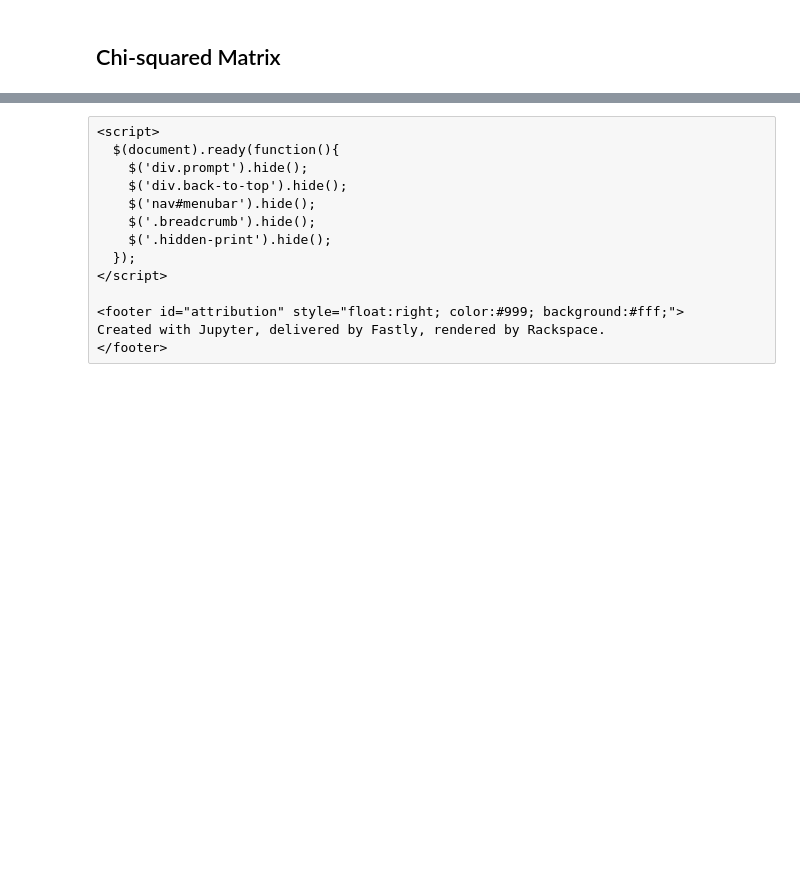
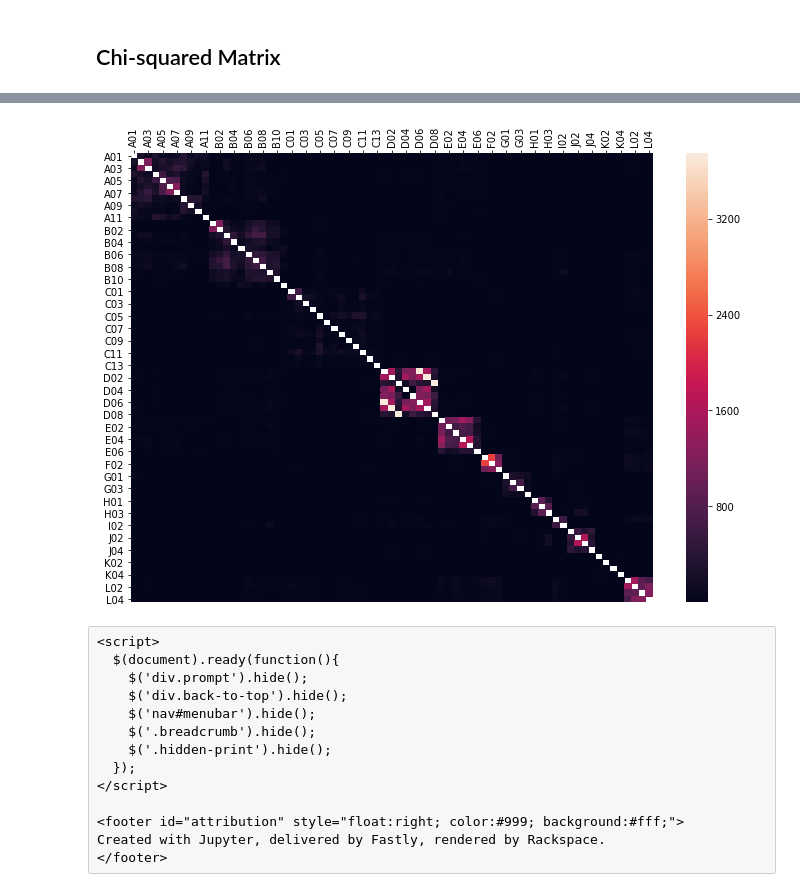
Before and after one commit to iandinwoodie/pdbs-study-1, a Jupyter notebook: notebooks/1.0-ird-pdbs-analysis-notebook.ipynb, the cells around one changed output, grey strips where cells are left out. Drawn from its saved outputs; the diff is of its cells as text; code cells hidden in the pictures; blank space fills up the shorter version.

Commit message:
Added complete chi2 matrix

```diff
--- a/notebooks/1.0-ird-pdbs-analysis-notebook.ipynb
+++ b/notebooks/1.0-ird-pdbs-analysis-notebook.ipynb
@@ -735,10 +738,10 @@ py.iplot(fig)
 ### Rolling in Repulsive Materials
 # %%
 # Create the necessary dataframe.
-query = ('SELECT question_reason_for_part_3, q10_main_1, q10_main_2, q10_main_3 '
+query = ('SELECT question_reason_for_part_3, q12_main_1, q12_main_2, q12_main_3, q12_main_4 '
          'FROM users JOIN dogs USING(record_id)')
 df = pd.read_sql_query(query, con)
-df.columns = ['suspicion', 'urine', 'feces', 'dead stuff']
+df.columns = ['suspicion', 'urine', 'feces', 'dead stuff', 'garbage']
 
 # Remove biased results and discard suspicion column.
 df = df[df['suspicion'] == '0']
@@ -766,7 +769,7 @@ trace = go.Table(
                align = ['left'] * 5,
                format = [None, 'd', '.2f']))
 data = [trace]
-layout = go.Layout(width=700, height=200, margin=go.Margin(l=50, r=50, b=50, t=50, pad=4))
+layout = go.Layout(width=700, height=225, margin=go.Margin(l=50, r=50, b=50, t=50, pad=4))
 fig = dict(data=data, layout=layout)
 py.iplot(fig)
 # %% [output]
@@ -1169,3 +1133,72 @@ print(chi2_matrix)
+# %%
+query = ('SELECT question_reason_for_part_3, q03_main_1, q03_main_2, q03_main_3, '
+         'q03_main_4, q03_main_5, q03_main_6, q03_main_7, q03_main_8, q03_main_9, '
+         'q03_main_10, q03_main_11, q04_1, q04_2, q04_3, q04_4, q04_5, q04_6, '
+         'q04_7, q04_8, q04_9, q04_10, q04_11, q05_main_1, q05_main_2, q05_main_3, '
+         'q05_main_4, q05_main_5, q05_main_6, q05_main_7, q05_main_8, q05_main_9, '
+         'q05_main_10, q05_main_11, q05_main_12, q05_main_13, q06_situation_1, '
+         'q06_situation_2, q06_situation_3, q06_soil_location_1, q06_soil_location_2, '
+         'q06_situation_1, q06_situation_2, q06_situation_3, q07_sitatuon_1, q07_sitatuon_2, '
+         'q07_sitatuon_3, q07_sitatuon_4, q07_sitatuon_5, q07_sitatuon_6, q08_who_1, '
+         'q08_who_2, q08_who_3, q09_main_1, q09_main_2, q09_main_3, q09_main_4, q10_main_1, '
+         'q10_main_2, q10_main_3, q11_situation_1, q11_situation_2, q12_main_1, q12_main_2, '
+         'q12_main_3, q12_main_4, q14_out, q14_house, q14_conf, q14_return, q15_main_1, '
+         'q15_main_2, q15_main_3, q15_main_4 FROM users JOIN dogs USING(record_id)')
+df = pd.read_sql_query(query, con)
+df.columns = ['suspicion', 'A01', 'A02', 'A03', 'A04', 'A05', 'A06', 'A07', 'A08', 'A09',
+              'A10', 'A11', 'B01', 'B02', 'B03', 'B04', 'B05', 'B06', 'B07', 'B08', 'B09',
+              'B10', 'B11', 'C01', 'C02', 'C03', 'C04', 'C05', 'C06', 'C07', 'C08', 'C09',
+              'C10', 'C11', 'C12', 'C13', 'D01', 'D02', 'D03', 'D04', 'D05', 'D06', 'D07',
+              'D08', 'E01', 'E02', 'E03', 'E04', 'E05', 'E06', 'F01', 'F02', 'F03', 'G01',
+              'G02', 'G03', 'G04', 'H01', 'H02', 'H03', 'I01', 'I02', 'J01', 'J02', 'J03',
+              'J04', 'K01', 'K02', 'K03', 'K04', 'L01', 'L02', 'L03', 'L04']
+
+# A = aggression
+# B = fear/anxiety
+# C = compulsion
+# D = house soiling
+# E = excessive barking
+# F = jumping
+# G = mounting/humping
+# H = fecal consumption
+# I = destruction
+# J = rolling in repulsive objects
+# K = running away/escape
+# L = overactivity/hyperactivity
+
+# Remove biased results and discard suspicion column.
+df = df[df['suspicion'] == '0']
+df.drop('suspicion', axis=1, inplace=True)
+
+cols = []
+chi2 = {}
+# Convert columns to integer type.
+for col in df:
+    df[col] = pd.to_numeric(df[col])
+    cols.append(col)
+    chi2[col] = {}
+
+from  itertools import combinations
+pairs = list(combinations(df.columns,2))
+for pair in pairs:
+    contingency = pd.crosstab(df[pair[0]], df[pair[1]])
+    c, p, dof, expected = scs.chi2_contingency(contingency, correction=False)
+    chi2[pair[0]][pair[1]] = c
+    chi2[pair[1]][pair[0]] = c
+#chi2_matrix = np.array([chi2[i] for i in cols])
+
+df = pd.DataFrame(chi2).sort_index(ascending=True)
+
+# Heatmap
+a4_dims = (11.7, 8.27)
+fig, ax = plt.subplots(figsize=a4_dims)
+sns.heatmap(ax=ax, data=df)
+plt.yticks(rotation=0)
+ax.xaxis.tick_top()
+plt.xticks(rotation=90)
+plt.show()
+# %% [output]
+[figure, added]
 # %% [raw]
 <script>
   $(document).ready(function(){
```
Also changed, not shown: parts of 2 cells of this notebook.
